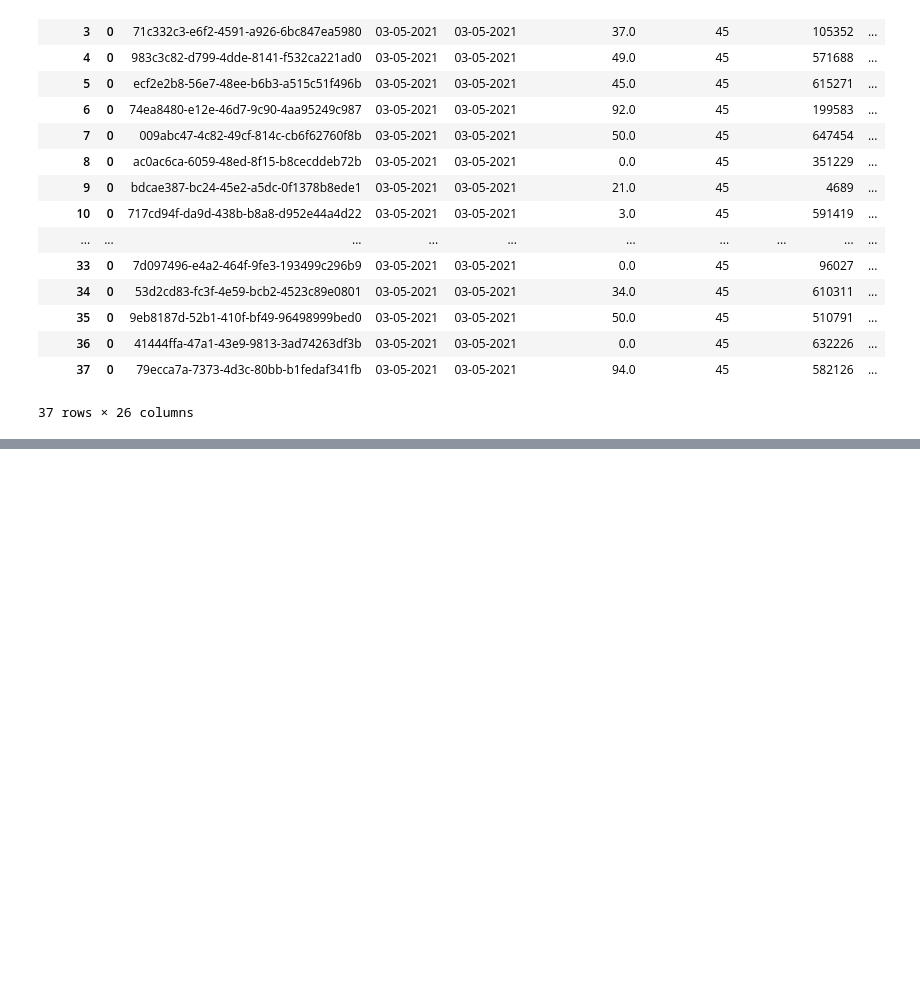
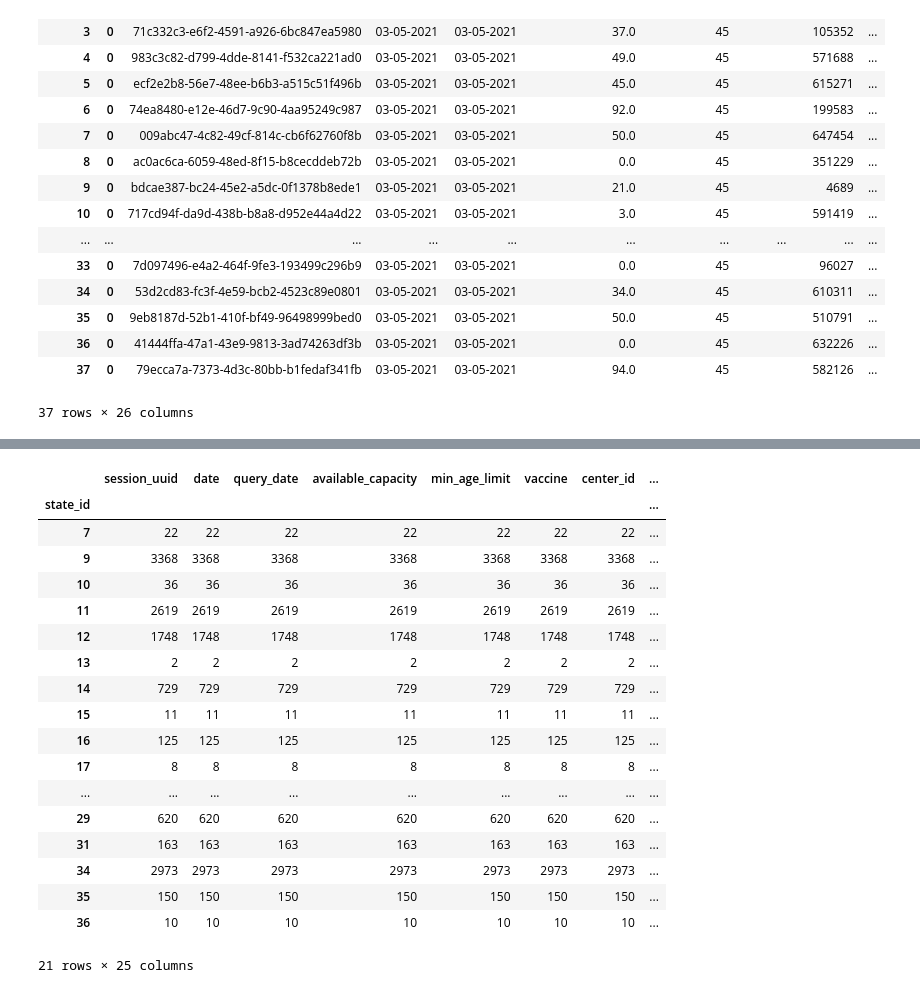
Before and after one commit to shashanksingh/blog_redux, a Jupyter notebook: _notebooks/2021-04-30-covid-vacctionations-slots-in-india.ipynb, the cells around one changed output, grey strips where cells are left out. Drawn from its saved outputs; the diff is of its cells as text; code cells hidden in the pictures; blank space fills up the shorter version.

```diff
--- a/_notebooks/2021-04-30-covid-vacctionations-slots-in-india.ipynb
+++ b/_notebooks/2021-04-30-covid-vacctionations-slots-in-india.ipynb
@@ -400,3 +406,25 @@ text = bars.mark_text(
 (bars+text).properties(height=200)
 # %% [output]
 [interactive output not drawn]
+# %%
+sessions_for_below_45.groupby("state_id").count()
+# %% [output]
+|  | session_uuid | date | query_date | available_capacity | min_age_limit | vaccine | center_id | ... |
+| state_id |  |  |  |  |  |  |  | ... |
+| 7 | 22 | 22 | 22 | 22 | 22 | 22 | 22 | ... |
+| 9 | 3368 | 3368 | 3368 | 3368 | 3368 | 3368 | 3368 | ... |
+| 10 | 36 | 36 | 36 | 36 | 36 | 36 | 36 | ... |
+| 11 | 2619 | 2619 | 2619 | 2619 | 2619 | 2619 | 2619 | ... |
+| 12 | 1748 | 1748 | 1748 | 1748 | 1748 | 1748 | 1748 | ... |
+| 13 | 2 | 2 | 2 | 2 | 2 | 2 | 2 | ... |
+| 14 | 729 | 729 | 729 | 729 | 729 | 729 | 729 | ... |
+| 15 | 11 | 11 | 11 | 11 | 11 | 11 | 11 | ... |
+| 16 | 125 | 125 | 125 | 125 | 125 | 125 | 125 | ... |
+| 17 | 8 | 8 | 8 | 8 | 8 | 8 | 8 | ... |
+| ... | ... | ... | ... | ... | ... | ... | ... | ... |
+| 29 | 620 | 620 | 620 | 620 | 620 | 620 | 620 | ... |
+| 31 | 163 | 163 | 163 | 163 | 163 | 163 | 163 | ... |
+| 34 | 2973 | 2973 | 2973 | 2973 | 2973 | 2973 | 2973 | ... |
+| 35 | 150 | 150 | 150 | 150 | 150 | 150 | 150 | ... |
+| 36 | 10 | 10 | 10 | 10 | 10 | 10 | 10 | ... |
+21 rows × 25 columns
```
Also changed, not shown: parts of 1 cell of this notebook, 3 other files.
